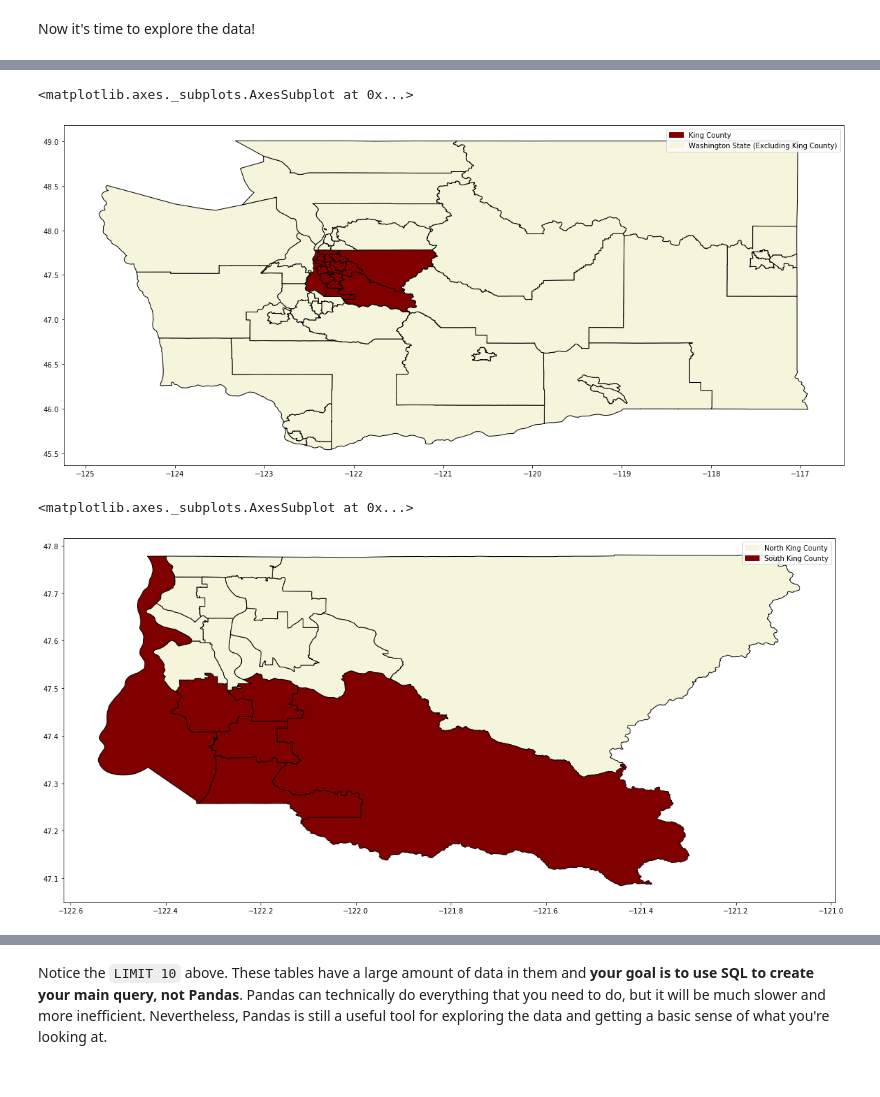
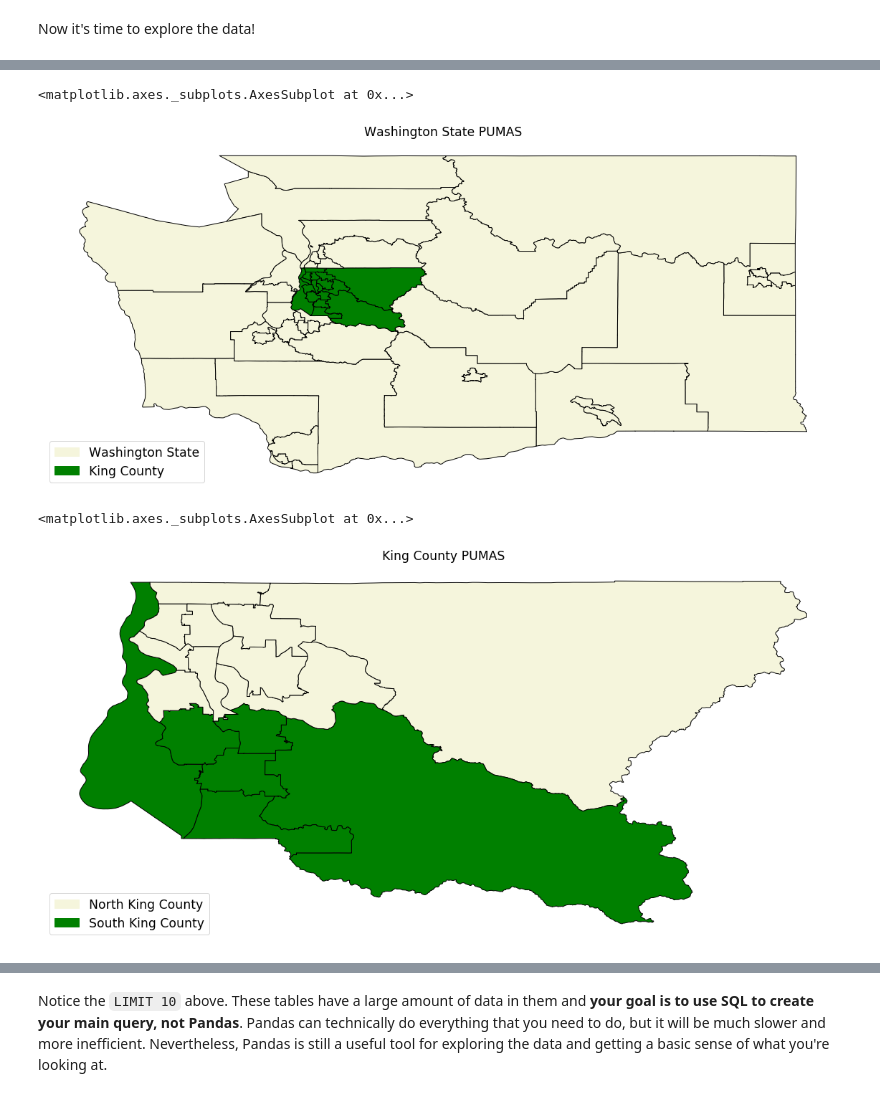
Before and after one commit to hmdev649/dsc-mod-1-project-seattle-ds, a Jupyter notebook: notebooks/exploratory/cavinsNOTEBOOK.ipynb, the cells around one changed output, grey strips where cells are left out. Cells and saved outputs as stored; diff of their text form; code cells hidden in the pictures.

Commit message:
updated project with final visualizations

```diff
--- a/notebooks/exploratory/cavinsNOTEBOOK.ipynb
+++ b/notebooks/exploratory/cavinsNOTEBOOK.ipynb
@@ -97,12 +86,19 @@ df.head(3)
 # %%
-fig, ax = plt.subplots(figsize=(20,10))
-kc_patch = mpatches.Patch(color='maroon', label='King County')
-non_kc_patch = mpatches.Patch(color='beige', label='Washington State (Excluding King County)')
-ax.legend(handles=[kc_patch, non_kc_patch])
-cmap = matplotlib.colors.LinearSegmentedColormap.from_list("", ["beige", "maroon"])
-# frame1.axes.get_xaxis().set_visible(False)
-# frame1.axes.get_yaxis().set_visible(False)
+fig1, ax = plt.subplots(figsize=(20,10))
+wa_patch = mpatches.Patch(color='beige', label='Washington State')
+kc_patch = mpatches.Patch(color='green', label='King County')
+ax.legend(handles=[wa_patch, kc_patch], loc='lower left', fontsize='xx-large')
+cmap = matplotlib.colors.LinearSegmentedColormap.from_list("", ["beige", "green"])
+ax.set_title('Washington State PUMAS', fontsize='xx-large')
+ax.spines['top'].set_visible(False)
+ax.spines['right'].set_visible(False)
+ax.set_xticklabels([])
+ax.set_yticklabels([])
+ax.set_xticks([])
+ax.set_yticks([])
+ax.spines['bottom'].set_visible(False)
+ax.spines['left'].set_visible(False)
 df.plot(ax=ax, column='kc', edgecolor='black', cmap=cmap)
 # %% [output]
 <matplotlib.axes._subplots.AxesSubplot at 0x...>
-[figure, old version]
+[figure, new version]
@@ -109,10 +109,19 @@ df.plot(ax=ax, column='kc', edgecolor='black', cmap=cmap)
 # %%
-fig, ax = plt.subplots(figsize=(20,10))
+fig2, ax = plt.subplots(figsize=(20,10))
 n_kc_patch = mpatches.Patch(color='beige', label='North King County')
-s_kc_patch = mpatches.Patch(color='maroon', label='South King County')
-ax.legend(handles=[n_kc_patch, s_kc_patch])
-cmap = matplotlib.colors.LinearSegmentedColormap.from_list("", ["beige", "maroon"])
+s_kc_patch = mpatches.Patch(color='green', label='South King County')
+ax.legend(handles=[n_kc_patch, s_kc_patch], loc='lower left', fontsize='xx-large')
+cmap = matplotlib.colors.LinearSegmentedColormap.from_list("", ["beige", "green"])
+ax.set_title('King County PUMAS', fontsize='xx-large')
+ax.spines['top'].set_visible(False)
+ax.spines['right'].set_visible(False)
+ax.set_xticklabels([])
+ax.set_yticklabels([])
+ax.set_xticks([])
+ax.set_yticks([])
+ax.spines['bottom'].set_visible(False)
+ax.spines['left'].set_visible(False)
 df[df['kc']==True].plot(ax=ax, column='s_kc', edgecolor='black', cmap=cmap)
 # %% [output]
 <matplotlib.axes._subplots.AxesSubplot at 0x...>
-[figure, old version]
+[figure, new version]
```
Also changed, not shown: parts of 7 cells of this notebook, 7 other files.
